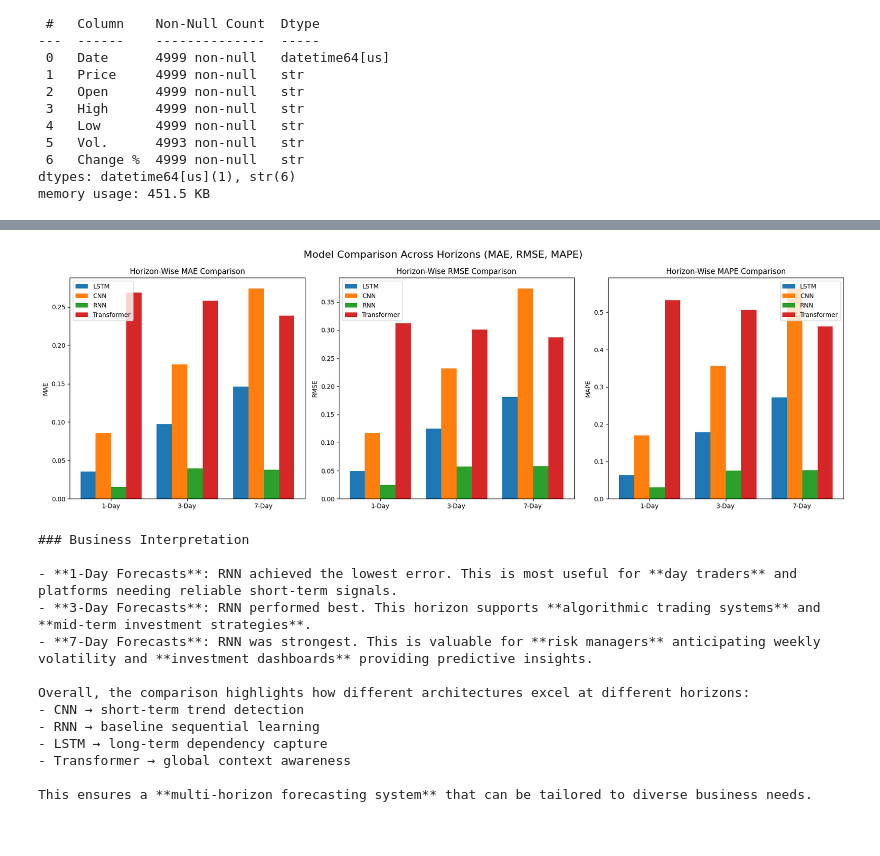
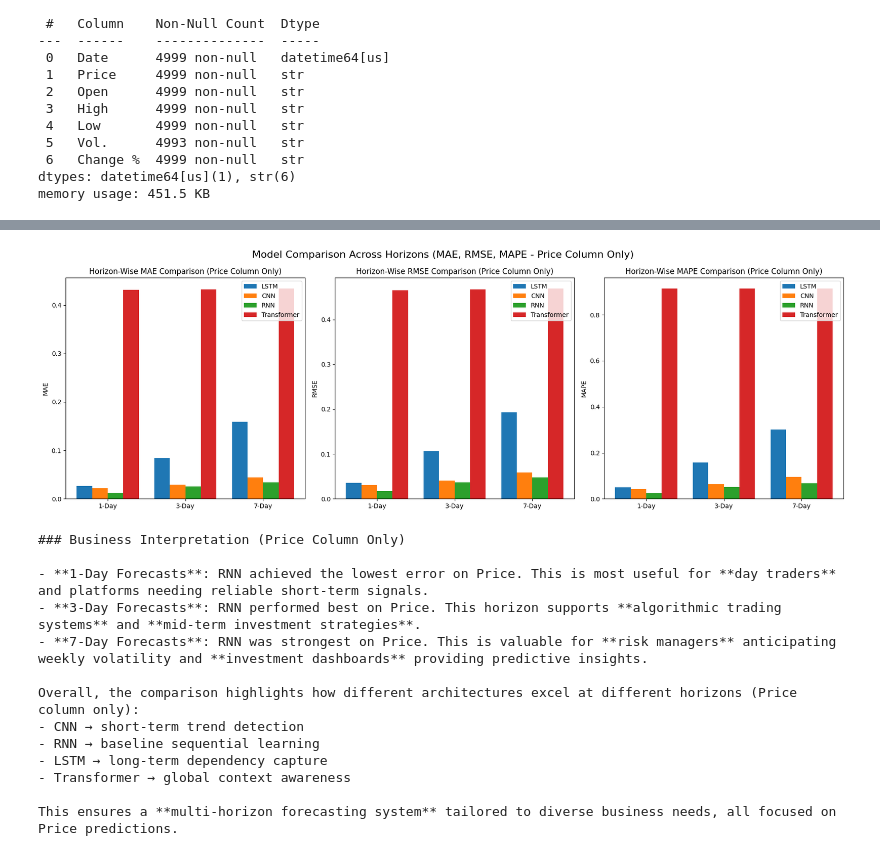
Before and after one commit to tejasreerani/CryptoCast_-Multi-Horizon-Bitcoin-Price-Forecasting-Using-Deep-Learning, a Jupyter notebook: Analysis.ipynb, the cells around one changed output, grey strips where cells are left out. Saved outputs shown, nothing was run; the diff lists cells and outputs as text; code cells hidden in the pictures.

```diff
--- a/Analysis.ipynb
+++ b/Analysis.ipynb
@@ -460,15 +354,14 @@ plt.show()
 # %%
 # building rnn model
 
-from tensorflow.keras.models import Sequential
-from tensorflow.keras.layers import SimpleRNN, Dense, Reshape
+from tensorflow.keras.layers import SimpleRNN
 
-# Define RNN model
+# Build RNN model
 rnn_model = Sequential()
-rnn_model.add(SimpleRNN(64, input_shape=(seq_length, len(numeric_cols)), return_sequences=False))
-rnn_model.add(Dense(3 * len(numeric_cols)))   # 3 horizons × features
-rnn_model.add(Reshape((3, len(numeric_cols))))
+rnn_model.add(SimpleRNN(64, input_shape=(seq_length,1)))
+rnn_model.add(Dense(3))
+rnn_model.add(Reshape((3,1)))
 
-rnn_model.compile(loss="mean_squared_error", optimizer="adam")
+rnn_model.compile(loss="mse", optimizer="adam")
 rnn_model.summary()
 # %% [output]
@@ -582,22 +465,18 @@ for i, horizon in enumerate(["1-day", "3-day", "7-day"]):
 # build model
 
 from tensorflow.keras.models import Model
-from tensorflow.keras.layers import Input, Dense, Reshape, MultiHeadAttention, LayerNormalization, Flatten
+from tensorflow.keras.layers import Input, MultiHeadAttention, LayerNormalization, Flatten, Dense, Reshape
 
-# Input layer
-inputs = Input(shape=(seq_length, len(numeric_cols)))
-
-# Transformer block
+# Build Transformer model
+inputs = Input(shape=(seq_length,1))
 attention = MultiHeadAttention(num_heads=4, key_dim=16)(inputs, inputs)
 attention = LayerNormalization(epsilon=1e-6)(attention)
 
-# Flatten + Dense
 flat = Flatten()(attention)
-dense = Dense(3 * len(numeric_cols))(flat)
-outputs = Reshape((3, len(numeric_cols)))(dense)
+dense = Dense(3)(flat)
+outputs = Reshape((3,1))(dense)
 
-# Build model
 transformer_model = Model(inputs=inputs, outputs=outputs)
-transformer_model.compile(loss="mean_squared_error", optimizer="adam")
+transformer_model.compile(loss="mse", optimizer="adam")
 transformer_model.summary()
 # %% [output]
@@ -916,5 +854,5 @@ for model_name, res_list in residuals.items():
 # %%
-# horizon wise comparision
+# Horizon wise comparision
 
 import numpy as np
 import matplotlib.pyplot as plt
@@ -924,7 +862,7 @@ horizons = ["1-Day", "3-Day", "7-Day"]
 x = np.arange(len(horizons))
 bar_width = 0.2
 
-# Metric values for each model
+# Metric values for each model (Price column only)
 mae_lstm = [mae_lstm_1, mae_lstm_3, mae_lstm_7]
 mae_cnn = [mae_cnn_1, mae_cnn_3, mae_cnn_7]
 mae_rnn = [mae_rnn_1, mae_rnn_3, mae_rnn_7]
@@ -949,79 +887,77 @@ axes[0].bar(x - 0.5*bar_width, mae_cnn, bar_width, label="CNN")
 axes[0].bar(x + 0.5*bar_width, mae_rnn, bar_width, label="RNN")
 axes[0].bar(x + 1.5*bar_width, mae_transformer, bar_width, label="Transformer")
 axes[0].set_xticks(x)
 axes[0].set_xticklabels(horizons)
-axes[0].set_title("Horizon-Wise MAE Comparison")
+axes[0].set_title("Horizon-Wise MAE Comparison (Price Column Only)")
 axes[0].set_ylabel("MAE")
 axes[0].legend()
 
 # --- RMSE ---
 axes[1].bar(x - 1.5*bar_width, rmse_lstm, bar_width, label="LSTM")
 axes[1].bar(x - 0.5*bar_width, rmse_cnn, bar_width, label="CNN")
 axes[1].bar(x + 0.5*bar_width, rmse_rnn, bar_width, label="RNN")
 axes[1].bar(x + 1.5*bar_width, rmse_transformer, bar_width, label="Transformer")
 axes[1].set_xticks(x)
 axes[1].set_xticklabels(horizons)
-axes[1].set_title("Horizon-Wise RMSE Comparison")
+axes[1].set_title("Horizon-Wise RMSE Comparison (Price Column Only)")
 axes[1].set_ylabel("RMSE")
 axes[1].legend()
 
 # --- MAPE ---
 axes[2].bar(x - 1.5*bar_width, mape_lstm, bar_width, label="LSTM")
 axes[2].bar(x - 0.5*bar_width, mape_cnn, bar_width, label="CNN")
 axes[2].bar(x + 0.5*bar_width, mape_rnn, bar_width, label="RNN")
 axes[2].bar(x + 1.5*bar_width, mape_transformer, bar_width, label="Transformer")
 axes[2].set_xticks(x)
 axes[2].set_xticklabels(horizons)
-axes[2].set_title("Horizon-Wise MAPE Comparison")
+axes[2].set_title("Horizon-Wise MAPE Comparison (Price Column Only)")
 axes[2].set_ylabel("MAPE")
 axes[2].legend()
 
-plt.suptitle("Model Comparison Across Horizons (MAE, RMSE, MAPE)", fontsize=16)
+plt.suptitle("Model Comparison Across Horizons (MAE, RMSE, MAPE - Price Column Only)", fontsize=16)
 plt.tight_layout()
 plt.show()
 # %% [output]
-[figure, old version]
+[figure, new version]
 # %%
-# Business interpretation
-
-# Business Interpretation Section
+# Business Interpretation Section (Price Column Only)
 
 def business_interpretation(df_results):
-    print("### Business Interpretation\n")
+    print("### Business Interpretation (Price Column Only)\n")
 
     # 1-Day Horizon
     best_1d = df_results.loc[df_results["1-Day MAE"].idxmin(), "Model"]
-    print(f"- **1-Day Forecasts**: {best_1d} achieved the lowest error. This is most useful for **day traders** and platforms needing reliable short-term signals.")
+    print(f"- **1-Day Forecasts**: {best_1d} achieved the lowest error on Price. This is most useful for **day traders** and platforms needing reliable short-term signals.")
 
     # 3-Day Horizon
     best_3d = df_results.loc[df_results["3-Day MAE"].idxmin(), "Model"]
-    print(f"- **3-Day Forecasts**: {best_3d} performed best. This horizon supports **algorithmic trading systems** and **mid-term investment strategies**.")
+    print(f"- **3-Day Forecasts**: {best_3d} performed best on Price. This horizon supports **algorithmic trading systems** and **mid-term investment strategies**.")
 
     # 7-Day Horizon
     best_7d = df_results.loc[df_results["7-Day MAE"].idxmin(), "Model"]
-    print(f"- **7-Day Forecasts**: {best_7d} was strongest. This is valuable for **risk managers** anticipating weekly volatility and **investment dashboards** providing predictive insights.")
+    print(f"- **7-Day Forecasts**: {best_7d} was strongest on Price. This is valuable for **risk managers** anticipating weekly volatility and **investment dashboards** providing predictive insights.")
 
-    print("\nOverall, the comparison highlights how different architectures excel at different horizons:")
+    print("\nOverall, the comparison highlights how different architectures excel at different horizons (Price column only):")
     print("- CNN → short-term trend detection")
     print("- RNN → baseline sequential learning")
     print("- LSTM → long-term dependency capture")
     print("- Transformer → global context awareness")
-    print("\nThis ensures a **multi-horizon forecasting system** that can be tailored to diverse business needs.")
+    print("\nThis ensures a **multi-horizon forecasting system** tailored to diverse business needs, all focused on Price predictions.")
 
 # Run interpretation
 business_interpretation(df_results)
 # %% [output]
-### Business Interpretation
+### Business Interpretation (Price Column Only)
 
-- **1-Day Forecasts**: RNN achieved the lowest error. This is most useful for **day traders** and platforms needing reliable short-term signals.
-- **3-Day Forecasts**: RNN performed best. This horizon supports **algorithmic trading systems** and **mid-term investment strategies**.
-- **7-Day Forecasts**: RNN was strongest. This is valuable for **risk managers** anticipating weekly volatility and **investment dashboards** providing predictive insights.
+- **1-Day Forecasts**: RNN achieved the lowest error on Price. This is most useful for **day traders** and platforms needing reliable short-term signals.
+- **3-Day Forecasts**: RNN performed best on Price. This horizon supports **algorithmic trading systems** and **mid-term investment strategies**.
+- **7-Day Forecasts**: RNN was strongest on Price. This is valuable for **risk managers** anticipating weekly volatility and **investment dashboards** providing predictive insights.
 
-Overall, the comparison highlights how different architectures excel at different horizons:
+Overall, the comparison highlights how different architectures excel at different horizons (Price column only):
 - CNN → short-term trend detection
 - RNN → baseline sequential learning
 - LSTM → long-term dependency capture
 - Transformer → global context awareness
 
-This ensures a **multi-horizon forecasting system** that can be tailored to diverse business needs.
+This ensures a **multi-horizon forecasting system** tailored to diverse business needs, all focused on Price predictions.
 # %%
```
Also changed, not shown: parts of 39 cells of this notebook, 6 other files.
